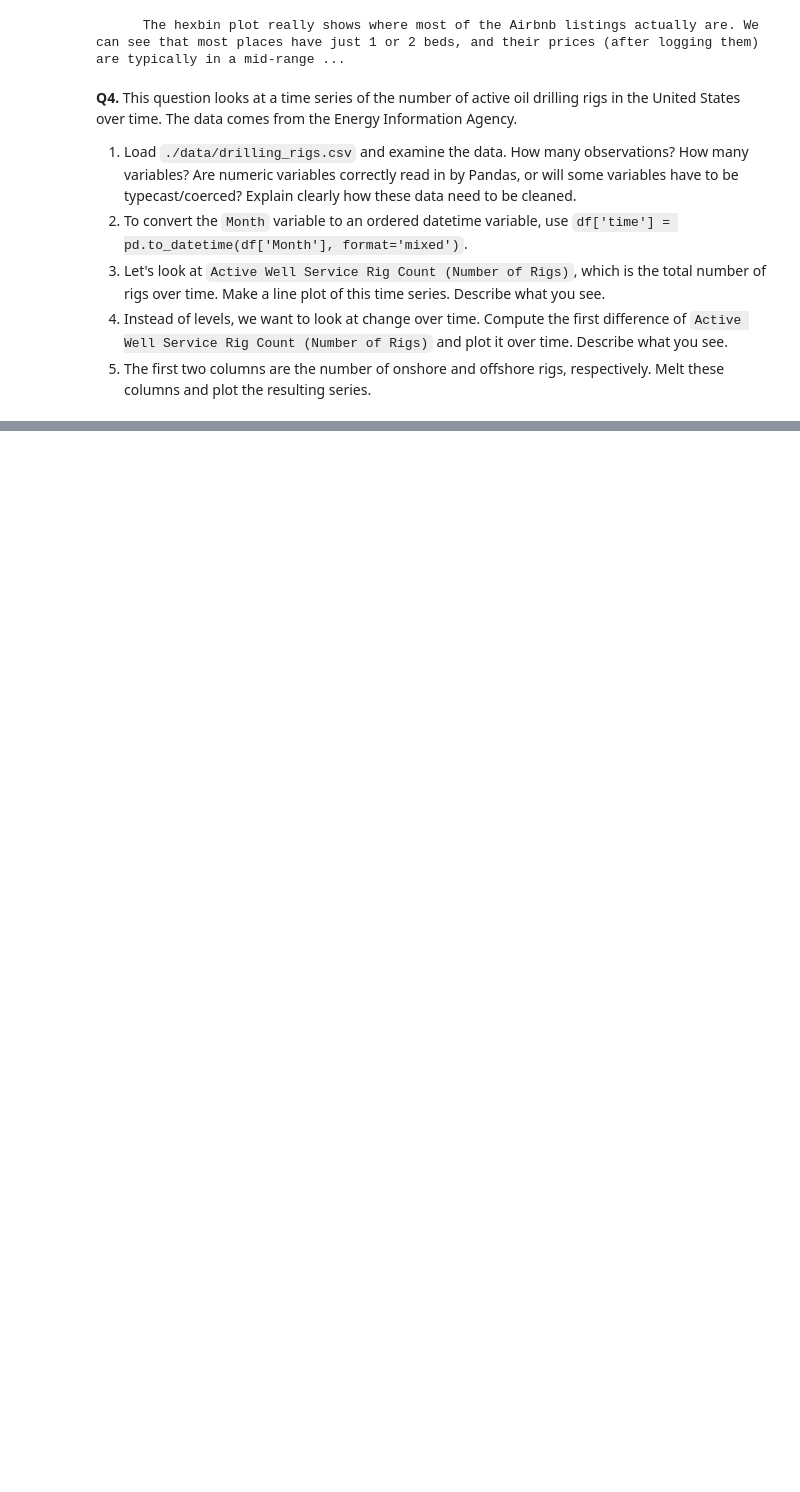
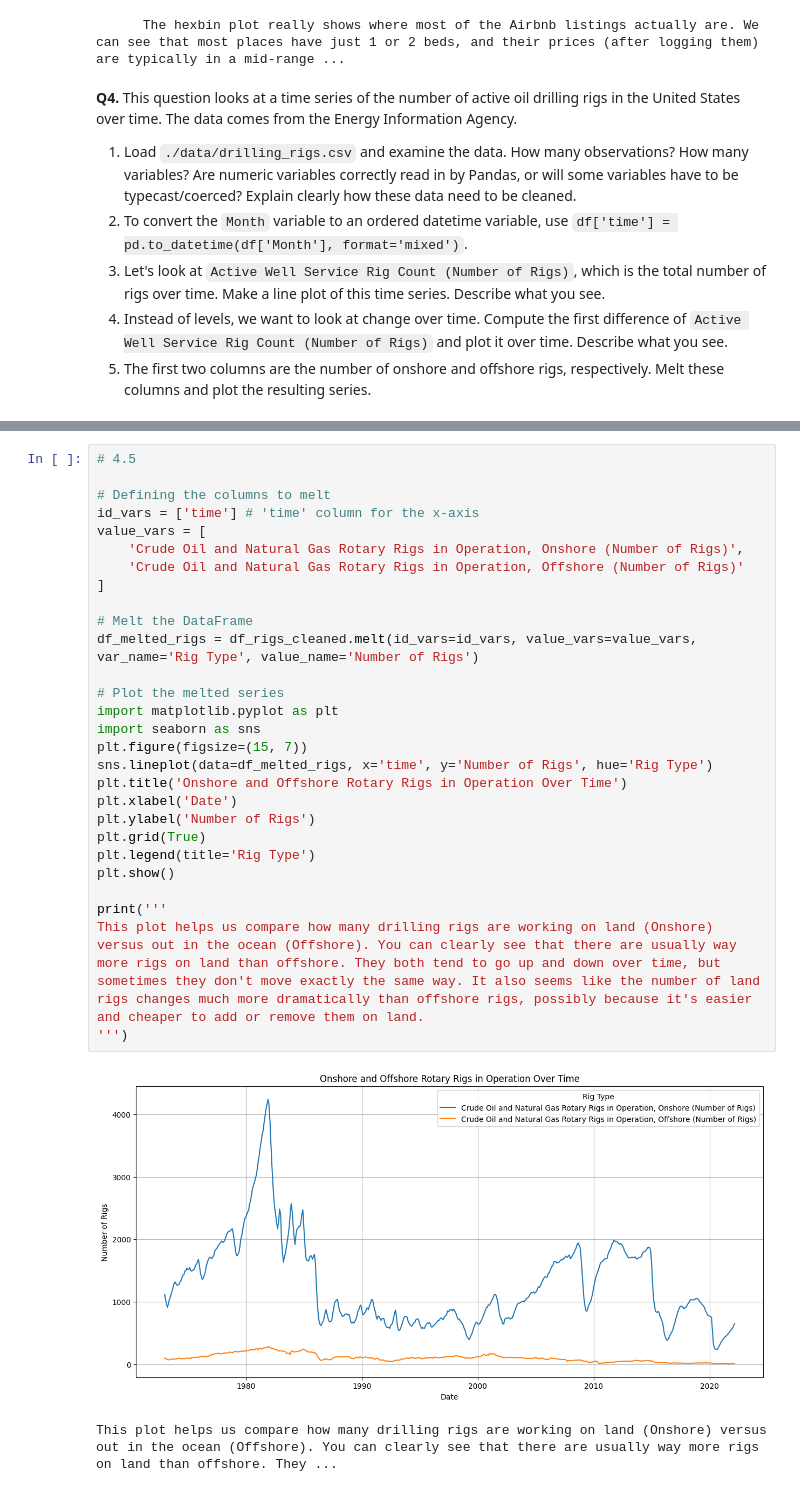
Before and after one commit to angeliaanne/EDA, a Jupyter notebook: assignment/assignment.ipynb, the cells around one changed output, grey strips where cells are left out. Drawn from its saved outputs; the diff is of its cells as text; blank space fills up the shorter version.

```diff
--- a/assignment/assignment.ipynb
+++ b/assignment/assignment.ipynb
@@ -401,0 +537,31 @@ print(
+# %%
+# 4.5
+
+# Defining the columns to melt
+id_vars = ['time'] # 'time' column for the x-axis
+value_vars = [
+    'Crude Oil and Natural Gas Rotary Rigs in Operation, Onshore (Number of Rigs)',
+    'Crude Oil and Natural Gas Rotary Rigs in Operation, Offshore (Number of Rigs)'
+]
+
+# Melt the DataFrame
+df_melted_rigs = df_rigs_cleaned.melt(id_vars=id_vars, value_vars=value_vars, var_name='Rig Type', value_name='Number of Rigs')
+
+# Plot the melted series
+import matplotlib.pyplot as plt
+import seaborn as sns
+plt.figure(figsize=(15, 7))
+sns.lineplot(data=df_melted_rigs, x='time', y='Number of Rigs', hue='Rig Type')
+plt.title('Onshore and Offshore Rotary Rigs in Operation Over Time')
+plt.xlabel('Date')
+plt.ylabel('Number of Rigs')
+plt.grid(True)
+plt.legend(title='Rig Type')
+plt.show()
+
+print('''
+This plot helps us compare how many drilling rigs are working on land (Onshore) versus out in the ocean (Offshore). You can clearly see that there are usually way more rigs on land than offshore. They both tend to go up and down over time, but sometimes they don't move exactly the same way. It also seems like the number of land rigs changes much more dramatically than offshore rigs, possibly because it's easier and cheaper to add or remove them on land.
+''')
+# %% [output]
+[figure, added]
+This plot helps us compare how many drilling rigs are working on land (Onshore) versus out in the ocean (Offshore). You can clearly see that there are usually way more rigs on land than offshore. They ...
```
Also changed, not shown: parts of 4 cells of this notebook.
